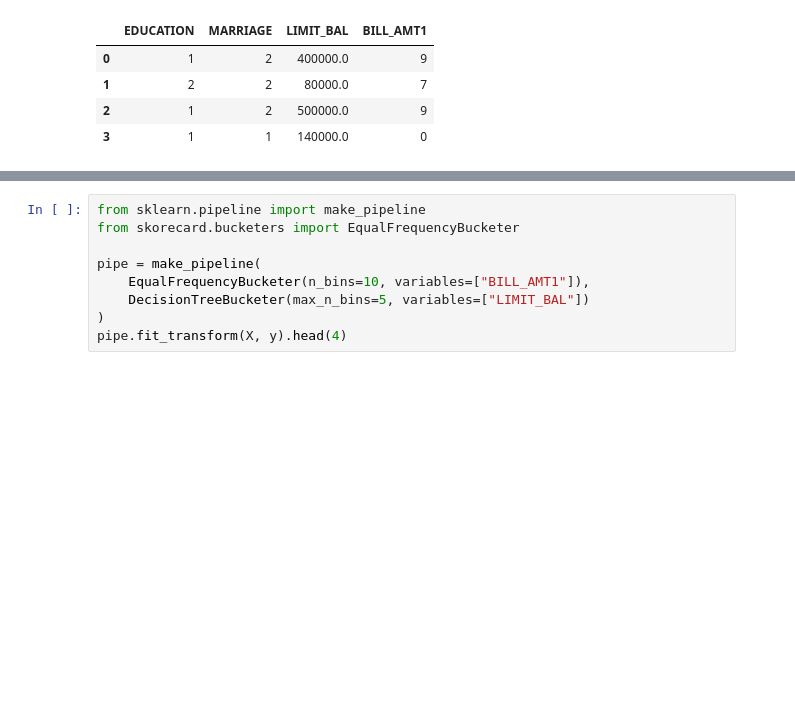
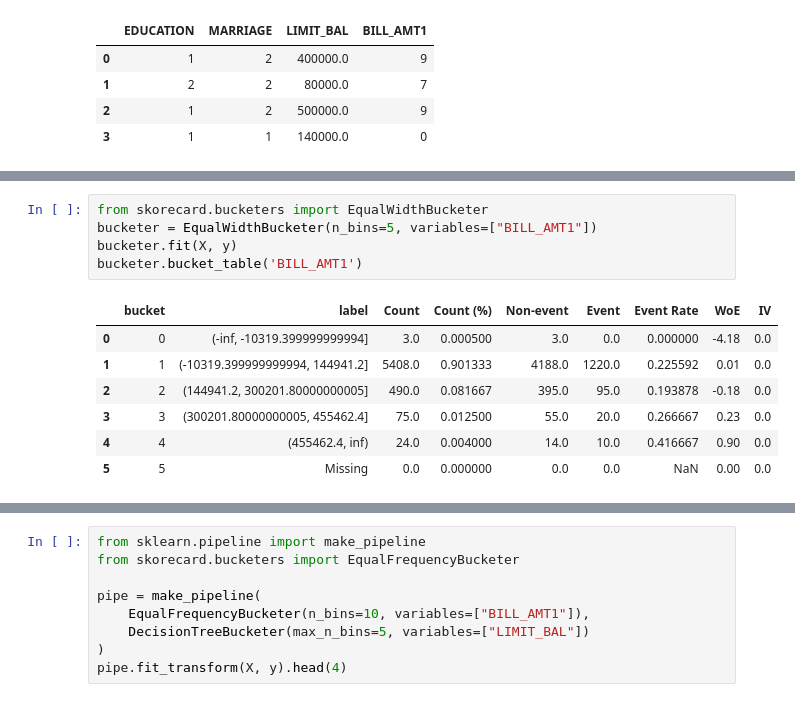
Before and after one commit to orchardbirds/skorecard-1, a Jupyter notebook: docs/tutorials/using_bucketers.ipynb, the cells around one changed output, grey strips where cells are left out. Cells and saved outputs as stored; diff of their text form; blank space fills up the shorter version.

```diff
--- a/docs/tutorials/using_bucketers.ipynb
+++ b/docs/tutorials/using_bucketers.ipynb
@@ -68,0 +73,13 @@ bucketer.fit_transform(X, y).head(4)
+# %%
+from skorecard.bucketers import EqualWidthBucketer
+bucketer = EqualWidthBucketer(n_bins=5, variables=["BILL_AMT1"])
+bucketer.fit(X, y)
+bucketer.bucket_table('BILL_AMT1')
+# %% [output]
+|  | bucket | label | Count | Count (%) | Non-event | Event | Event Rate | WoE | IV |
+| 0 | 0 | (-inf, -10319.399999999994] | 3.0 | 0.000500 | 3.0 | 0.0 | 0.000000 | -4.18 | 0.0 |
+| 1 | 1 | (-10319.399999999994, 144941.2] | 5408.0 | 0.901333 | 4188.0 | 1220.0 | 0.225592 | 0.01 | 0.0 |
+| 2 | 2 | (144941.2, 300201.80000000005] | 490.0 | 0.081667 | 395.0 | 95.0 | 0.193878 | -0.18 | 0.0 |
+| 3 | 3 | (300201.80000000005, 455462.4] | 75.0 | 0.012500 | 55.0 | 20.0 | 0.266667 | 0.23 | 0.0 |
+| 4 | 4 | (455462.4, inf) | 24.0 | 0.004000 | 14.0 | 10.0 | 0.416667 | 0.90 | 0.0 |
+| 5 | 5 | Missing | 0.0 | 0.000000 | 0.0 | 0.0 | NaN | 0.00 | 0.0 |
```
Also changed, not shown: parts of 3 cells of this notebook, 9 other files.
